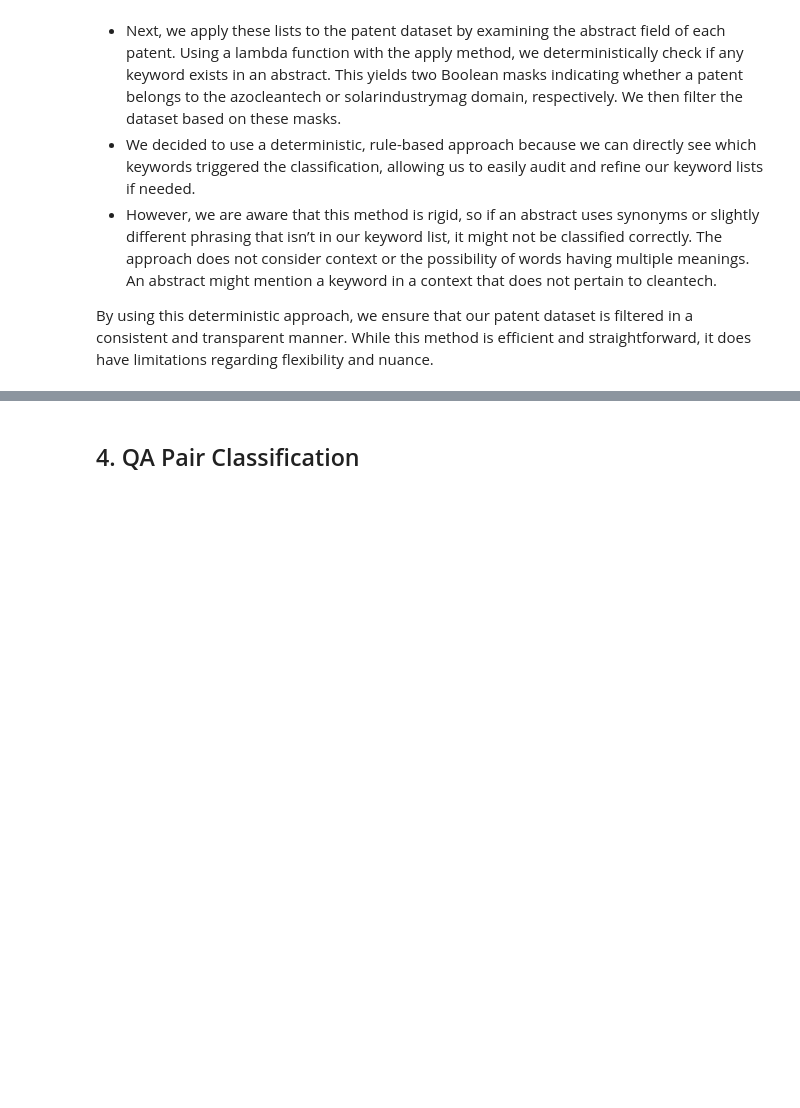
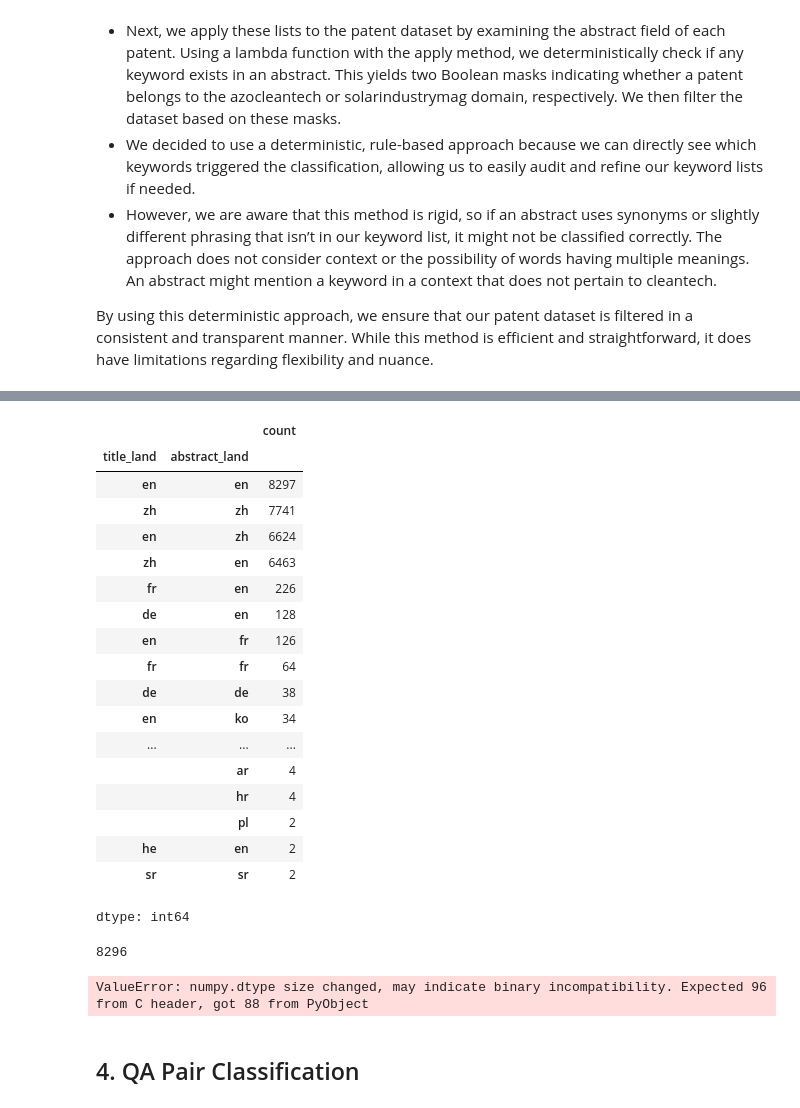
Before and after one commit to tamannaKumavat/SwissText_Shared_Task_2025, a Jupyter notebook: QA_Pairs_1.ipynb, the cells around one changed output, grey strips where cells are left out. Saved outputs shown, nothing was run; the diff lists cells and outputs as text; code cells hidden in the pictures; blank space fills up the shorter version.

```diff
--- a/QA_Pairs_1.ipynb
+++ b/QA_Pairs_1.ipynb
@@ -743,0 +674,22 @@ azocleantech_patents_qa_df
+# %%
+display(patent_df[['title_land','abstract_land']].value_counts())
+# %% [output]
+|  |  | count |
+| title_land | abstract_land |  |
+| en | en | 8297 |
+| zh | zh | 7741 |
+| en | zh | 6624 |
+| zh | en | 6463 |
+| fr | en | 226 |
+| de | en | 128 |
+| en | fr | 126 |
+| fr | fr | 64 |
+| de | de | 38 |
+| en | ko | 34 |
+| ... | ... | ... |
+|  | ar | 4 |
+|  | hr | 4 |
+|  | pl | 2 |
+| he | en | 2 |
+| sr | sr | 2 |
+dtype: int64
@@ -743,0 +698,42 @@ azocleantech_patents_qa_df
+# %%
+len(clean_patent_df)
+# %% [output]
+8296
+# %%
+# prompt: apply topic modeling on patent_df['total'] LDA
+# fined topic of each document
+
+import gensim
+from gensim.utils import simple_preprocess
+from gensim.parsing.preprocessing import STOPWORDS
+from gensim import corpora
+
+# Preprocess the text data
+def preprocess(text):
+    result = []
+    for token in simple_preprocess(text):
+        if token not in STOPWORDS and len(token) > 3:
+            result.append(token)
+    return result
+
+clean_patent_df['clean_total'] = clean_patent_df['total'].apply(preprocess)
+processed_docs = clean_patent_df['clean_total']
+
+# Create a dictionary and corpus
+dictionary = corpora.Dictionary(processed_docs)
+corpus = [dictionary.doc2bow(doc) for doc in processed_docs]
+
+# Apply LDA topic modeling
+lda_model = gensim.models.LdaMulticore(corpus=corpus, id2word=dictionary, num_topics=10, passes=2, workers=4)
+
+# Print the top words for each topic
+for idx, topic in lda_model.print_topics(-1):
+    print(f"Topic: {idx} \nWords: {topic}\n")
+
+# Find the dominant topic for each document
+for index, row in clean_patent_df.iterrows():
+    bow = dictionary.doc2bow(row['clean_total'])
+    dominant_topic = max(lda_model[bow], key=lambda item: item[1])
+    # print(f"Document {index}: Dominant Topic - {dominant_topic}")
+# %% [output]
+ValueError: numpy.dtype size changed, may indicate binary incompatibility. Expected 96 from C header, got 88 from PyObject
```
Also changed, not shown: parts of 66 cells of this notebook.
